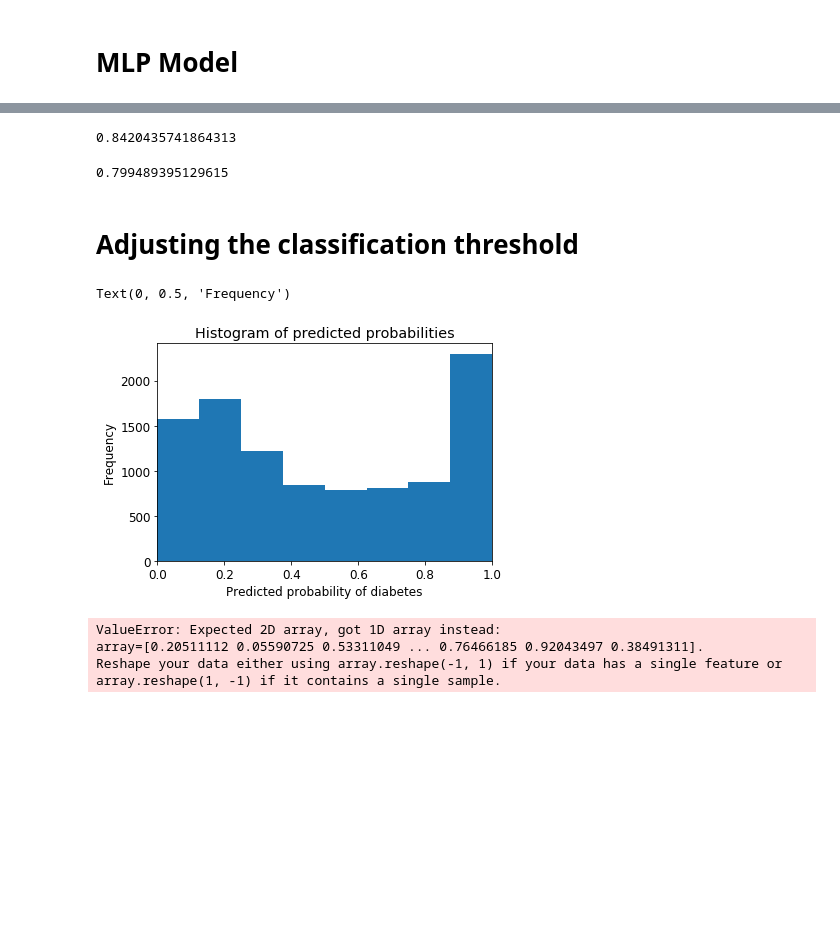
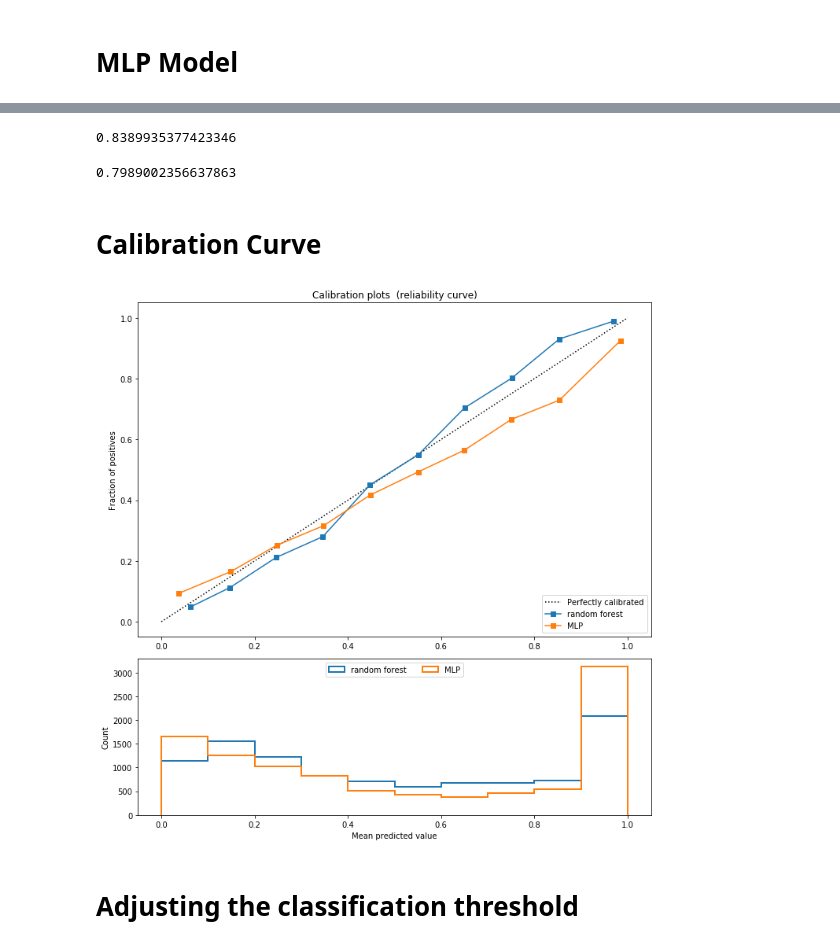
Before and after one commit to twbruce4/APM-Fraud-Detection-Project, a Jupyter notebook: Transaction Models/cv rf and roc.ipynb, the cells around one changed output, grey strips where cells are left out. Saved outputs shown, nothing was run; the diff lists cells and outputs as text; code cells hidden in the pictures; blank space fills up the shorter version.

```diff
--- a/Transaction Models/cv rf and roc.ipynb
+++ b/Transaction Models/cv rf and roc.ipynb
@@ -197,7 +197,7 @@ parameter_space = {
     'learning_rate': ['constant','adaptive'],
 }
 # %%
-from sklearn.model_selection import GridSearchCV
+# from sklearn.model_selection import GridSearchCV
 
-mlp_clf = GridSearchCV(mlp, parameter_space, n_jobs=-1, cv=3, verbose = 3)
-mlp_clf.fit(x_train, y_train)
+# mlp_clf = GridSearchCV(mlp, parameter_space, n_jobs=-1, cv=3, verbose = 3)
+# mlp_clf.fit(x_train, y_train)
@@ -232,5 +207,5 @@ Best parameters found:
 # %%
 mlp_clf = MLPClassifier(activation = 'relu', alpha = 0.0001, hidden_layer_sizes = (50, 100, 50), \
-                        learning_rate = 'constant', solver = 'adam', n_jobs = -1, verbose = 3)
+                        learning_rate = 'constant', solver = 'adam', verbose = 3)
 mlp_clf.fit(x_train, y_train)
 # %% [output]
@@ -250,8 +242,55 @@ accuracy_score(y_val, y_pred)
 print(precision_score(y_train, y_train_pred))
 recall_score(y_train, y_train_pred)
 # %% [output]
-0.8420435741864313
+0.8389935377423346
-0.799489395129615
+0.7989002356637863
+# %% [markdown]
+# Calibration Curve
+# %%
+mlp_clf = MLPClassifier(activation = 'relu', alpha = 0.0001, hidden_layer_sizes = (50, 100, 50), \
+                        learning_rate = 'constant', solver = 'adam')
+
+rf_clf = RandomForestClassifier(max_depth=30, min_samples_split=7, n_estimators=200)
+# %%
+from sklearn.calibration import calibration_curve
+
+plt.figure(figsize=(10, 10))
+ax1 = plt.subplot2grid((3, 1), (0, 0), rowspan=2)
+ax2 = plt.subplot2grid((3, 1), (2, 0))
+
+ax1.plot([0, 1], [0, 1], "k:", label="Perfectly calibrated")
+for clf, name in [(rf_clf, 'random forest'),
+                  (mlp_clf, 'MLP')]:
+
+    clf.fit(x_train, y_train)
+    if hasattr(clf, "predict_proba"):
+        prob_pos = clf.predict_proba(x_val)[:, 1]
+    else:  # use decision function
+        prob_pos = clf.decision_function(x_val)
+        prob_pos = \
+            (prob_pos - prob_pos.min()) / (prob_pos.max() - prob_pos.min())
+    fraction_of_positives, mean_predicted_value = \
+        calibration_curve(y_val, prob_pos, n_bins=10)
+
+    ax1.plot(mean_predicted_value, fraction_of_positives, "s-",
+             label="%s" % (name, ))
+
+    ax2.hist(prob_pos, range=(0, 1), bins=10, label=name,
+             histtype="step", lw=2)
+
+ax1.set_ylabel("Fraction of positives")
+ax1.set_ylim([-0.05, 1.05])
+ax1.legend(loc="lower right")
+ax1.set_title('Calibration plots  (reliability curve)')
+
+ax2.set_xlabel("Mean predicted value")
+ax2.set_ylabel("Count")
+ax2.legend(loc="upper center", ncol=2)
+
+plt.tight_layout()
+plt.show()
+# %% [output]
+[figure, added]
 # %% [markdown]
 # Adjusting the classification threshold
 # %%
@@ -273,18 +312,11 @@ plt.hist(y_pred_prob, bins=8)
 # x-axis limit from 0 to 1
 plt.xlim(0,1)
 plt.title('Histogram of predicted probabilities')
-plt.xlabel('Predicted probability of diabetes')
+plt.xlabel('Predicted probability of fraud')
 plt.ylabel('Frequency')
-# %% [output]
-Text(0, 0.5, 'Frequency')
-[figure, removed]
 # %%
-# predict fraud if the predicted probability is greater than 0.3
-from sklearn.preprocessing import binarize
-# it will return 1 for all values above 0.3 and 0 otherwise
-# results are 2D so we slice out the first column
-y_pred_class = binarize(y_pred_prob, 0.3)[0]
+# # predict fraud if the predicted probability is greater than 0.3
+# from sklearn.preprocessing import binarize
+# # it will return 1 for all values above 0.3 and 0 otherwise
+# # results are 2D so we slice out the first column
+# y_pred_class = binarize(y_pred_prob, 0.3)[0]
-# %% [output]
-ValueError: Expected 2D array, got 1D array instead:
-array=[0.20511112 0.05590725 0.53311049 ... 0.76466185 0.92043497 0.38491311].
-Reshape your data either using array.reshape(-1, 1) if your data has a single feature or array.reshape(1, -1) if it contains a single sample.
```
Also changed, not shown: parts of 10 cells of this notebook.
